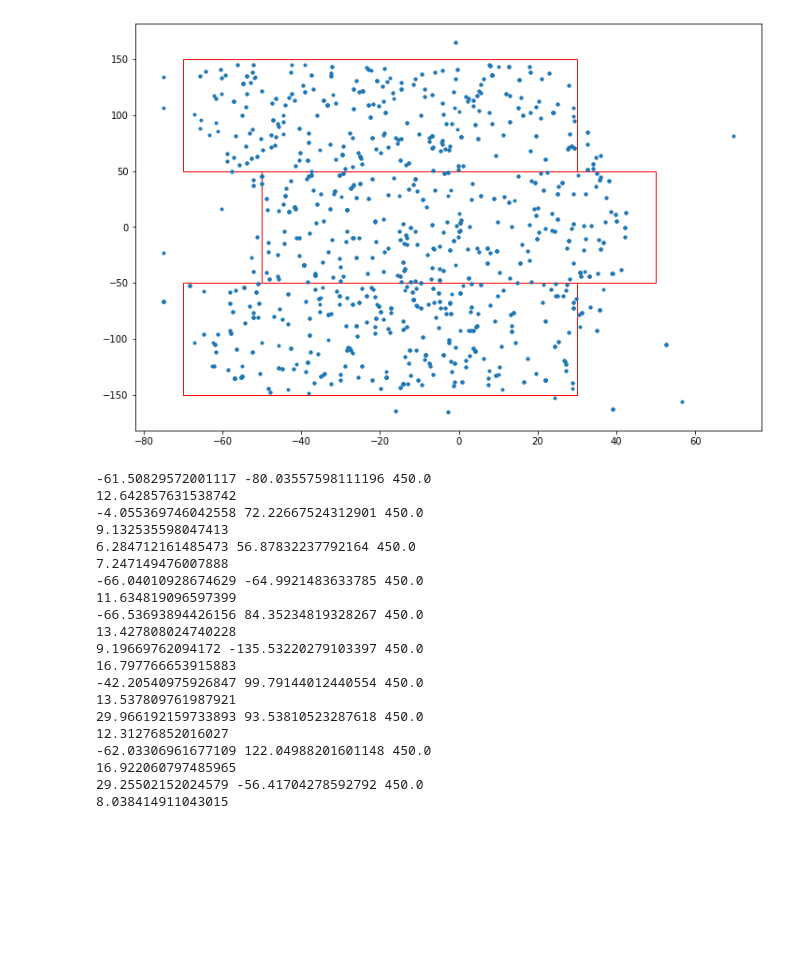
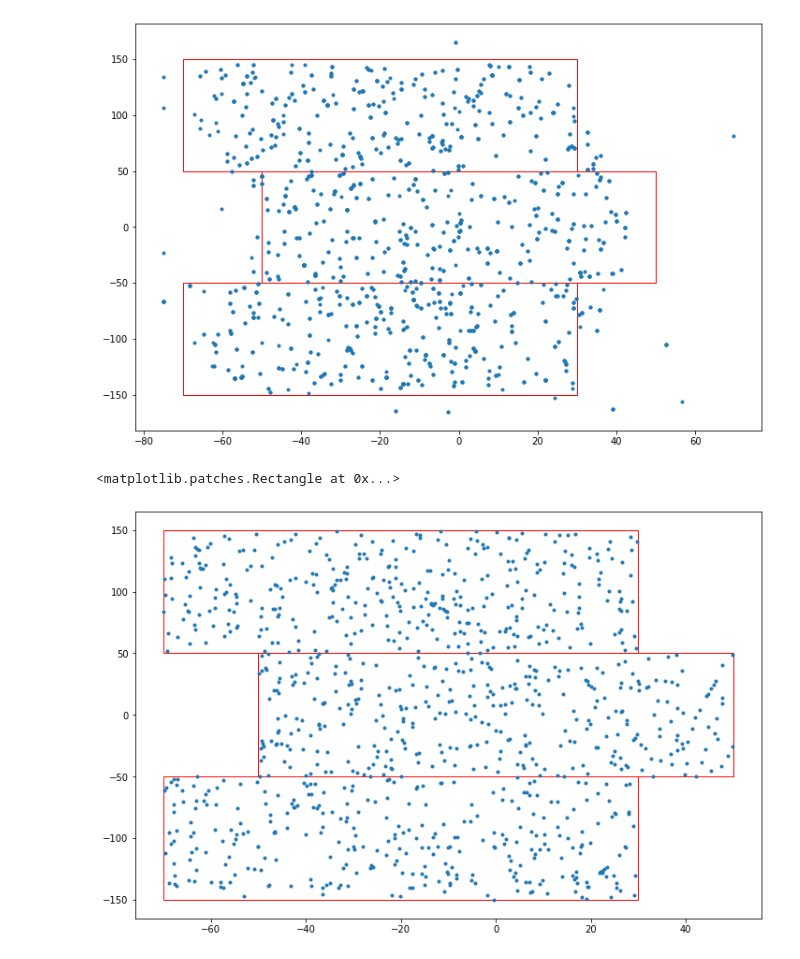
Before and after one commit to chapatilasers/AnaBarMC, a Jupyter notebook: macros/ToyModel.ipynb, the cells around one changed output. Drawn from its saved outputs; the diff is of its cells as text; code cells hidden in the pictures; blank space fills up the shorter version.

```diff
--- a/macros/ToyModel.ipynb
+++ b/macros/ToyModel.ipynb
@@ -233,12 +233,18 @@ import random
 xsize = 100.0 #size of CDet module horizontally
 ysize = 100.0 #sizw of CDet module vertically
 mp = 938.2796 #mass of proton in MeV
+ebeam = 11000 #beam energy in MeV
 
-nevents = 10
+nevents = 1000
 x_vtx = np.zeros(nevents)
 y_vtx = np.zeros(nevents)
 z_vtx = np.zeros(nevents)
-
+theta_polar = np.zeros(nevents)
+px = np.zeros(nevents)
+py = np.zeros(nevents)
+pz = np.zeros(nevents)
+e = np.zeros(nevents)
+mass = 0.000511
 
 for ievent in range(nevents):
 
@@ -261,27 +267,32 @@ for ievent in range(nevents):
 
     # Step 1:  Calculate polar scattering angle ... assume center of target
 
-    print (x_vtx[ievent],y_vtx[ievent],z_vtx[ievent])
-    theta_polar = np.arccos(z_vtx[ievent]/np.sqrt(x_vtx[ievent]**2+y_vtx[ievent]**2+z_vtx[ievent]**2))
-    print(theta_polar*180.0/np.pi)
+    theta_polar[ievent] = np.arccos((-x_vtx[ievent]*np.sin(angle)+z_vtx[ievent]*np.cos(angle))/np.sqrt(x_vtx[ievent]**2+y_vtx[ievent]**2+z_vtx[ievent]**2))
+    e[ievent] = ebeam*mp/(mp+ebeam*(1.0-np.cos(theta_polar[ievent])))
+
+    #if (np.fabs(x_vtx[ievent])<500.0 and np.fabs(y_vtx[ievent])<500.0):
+    #    print (x_vtx[ievent],y_vtx[ievent],z_vtx[ievent])
+    #    print(theta_polar[ievent]*180.0/np.pi, e[ievent])
+
+    px[ievent] = e[ievent]*(x_vtx[ievent]/np.sqrt(x_vtx[ievent]**2+y_vtx[ievent]**2+z_vtx[ievent]**2))
+    py[ievent] = e[ievent]*(y_vtx[ievent]/np.sqrt(x_vtx[ievent]**2+y_vtx[ievent]**2+z_vtx[ievent]**2))
+    pz[ievent] = e[ievent]*(z_vtx[ievent]/np.sqrt(x_vtx[ievent]**2+y_vtx[ievent]**2+z_vtx[ievent]**2))
-# %% [output]
--61.50829572001117 -80.03557598111196 450.0
-12.642857631538742
--4.055369746042558 72.22667524312901 450.0
-9.132535598047413
-6.284712161485473 56.87832237792164 450.0
-7.247149476007888
--66.04010928674629 -64.9921483633785 450.0
-11.634819096597399
--66.53693894426156 84.35234819328267 450.0
-13.427808024740228
-9.19669762094172 -135.53220279103397 450.0
-16.797766653915883
--42.20540975926847 99.79144012440554 450.0
-13.537809761987921
-29.966192159733893 93.53810523287618 450.0
-12.31276852016027
--62.03306961677109 122.04988201601148 450.0
-16.922060797485965
-29.25502152024579 -56.41704278592792 450.0
-8.038414911043015
+# %%
+fig, ax = plt.subplots()
+
+ax.plot(x_vtx,y_vtx,'.')
+
+import matplotlib.patches as patches
+rect = patches.Rectangle((-50, -50), 100, 100, linewidth=1, edgecolor='r', facecolor='none')
+ax.add_patch(rect)
+
+import matplotlib.patches as patches
+rect = patches.Rectangle((-70, -150), 100, 100, linewidth=1, edgecolor='r', facecolor='none')
+ax.add_patch(rect)
+
+import matplotlib.patches as patches
+rect = patches.Rectangle((-70, 50), 100, 100, linewidth=1, edgecolor='r', facecolor='none')
+ax.add_patch(rect)
+# %% [output]
+<matplotlib.patches.Rectangle at 0x...>
+[figure, added]
```
Also changed, not shown: parts of 2 cells of this notebook.
